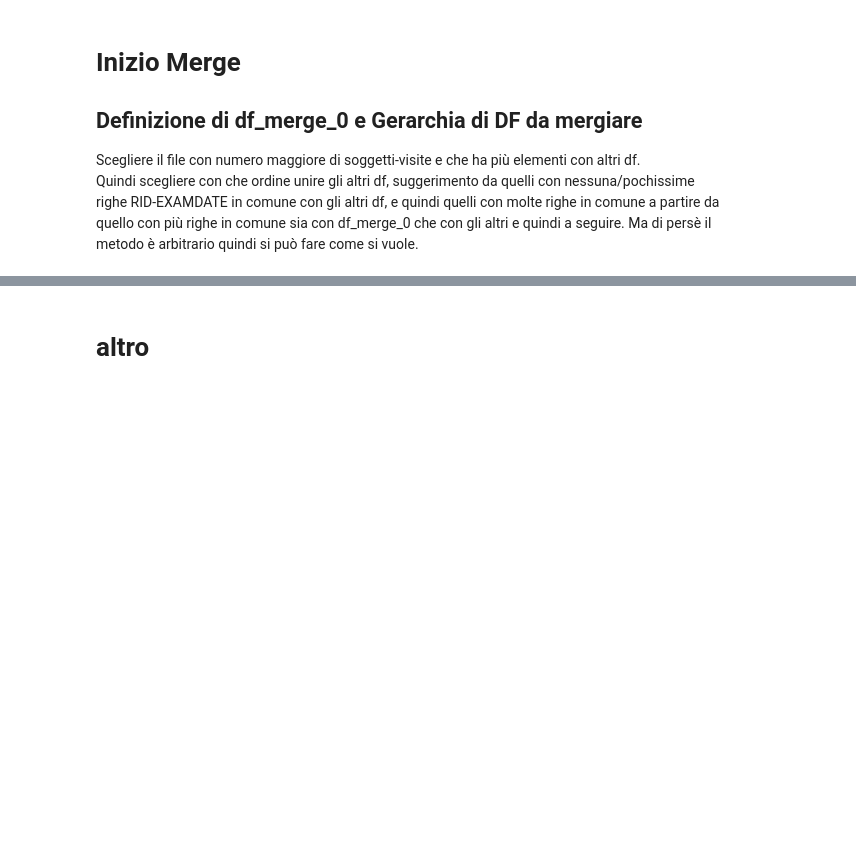
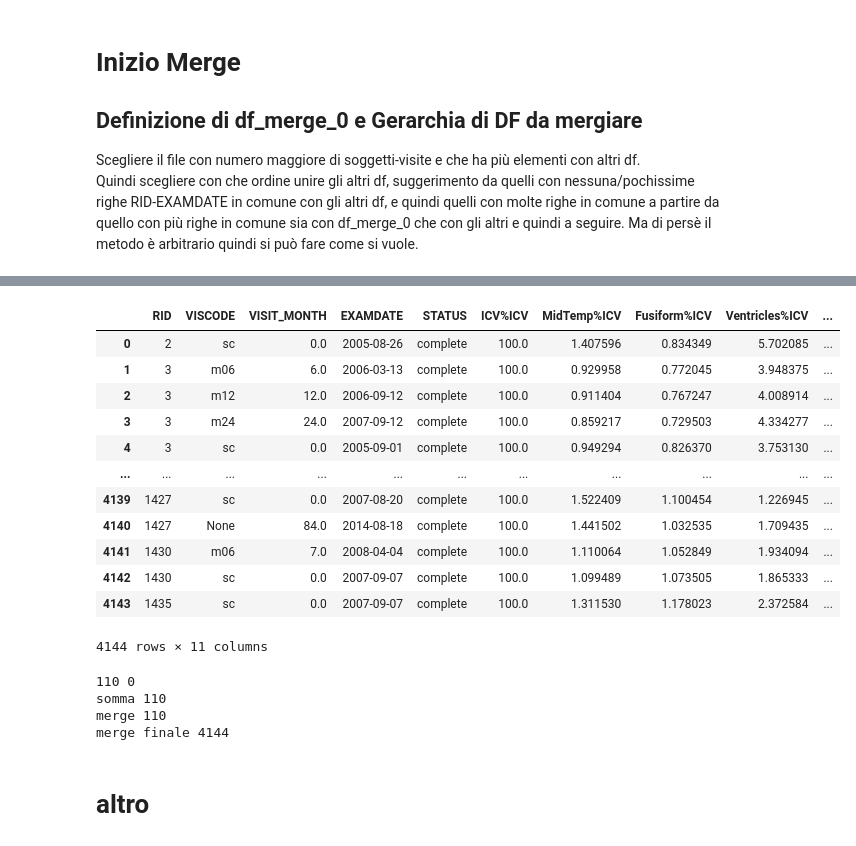
Before and after one commit to ifabfoundation/AIND, a Jupyter notebook: WP-2/Data_cleaning/merge_study.ipynb, the cells around one changed output, grey strips where cells are left out. Saved outputs shown, nothing was run; the diff lists cells and outputs as text; code cells hidden in the pictures; blank space fills up the shorter version.

Commit message:
aggiornamenti minimi generali ma soprattutto creazione notebook per il merge e py con funzioni, ovviamente ancora in alto cantiere

```diff
--- a/WP-2/Data_cleaning/merge_study.ipynb
+++ b/WP-2/Data_cleaning/merge_study.ipynb
@@ -409,0 +206,5 @@ NameError: name 'df_merge_0' is not defined
+# %%
+reference_col = ['RID', 'VISCODE', 'EXAMDATE', 'VISIT_MONTH', 'COHORT'] #più altre specifiche
+
+common_columns = [x for x in list(df_merge_0.columns) if x in list(df_to_add.columns) and x not in reference_col]
+common_columns
@@ -409,0 +232,3 @@ NameError: name 'df_merge_0' is not defined
+# %%
+rid_list = df_merge_0.iloc[all_index1]['RID'].unique().tolist()
+print(len(rid_list))
@@ -409,0 +237,12 @@ NameError: name 'df_merge_0' is not defined
+# %%
+df_a = df_merge_0[~df_merge_0['RID'].isin(rid_list)].copy(deep=True)
+df_b = df_to_add[~df_to_add['RID'].isin(rid_list)].copy(deep=True)
+
+df_merge_iniziale = pd.merge(df_a, df_b, how='outer')
+# %%
+ref_col = [x for x in reference_col if x in df_merge_0.columns and x in df_to_add.columns and x != 'RID']
+df_merge = df_merge_iniziale.copy(deep=True)
+for rid in rid_list:
+    merged_sub_df = mergeTools.merge_paired_rows_rid_specific(df_merge_0, df_to_add, all_index1, all_index2, ref_col, subject_id=rid)
+    df_merge = pd.merge(df_merge, merged_sub_df, how='outer')
+    print(rid, len(merged_sub_df), len(df_merge))
@@ -409,0 +267,26 @@ NameError: name 'df_merge_0' is not defined
+# %%
+df_merge
+# %% [output]
+|  | RID | VISCODE | VISIT_MONTH | EXAMDATE | STATUS | ICV%ICV | MidTemp%ICV | Fusiform%ICV | Ventricles%ICV | ... |
+| 0 | 2 | sc | 0.0 | 2005-08-26 | complete | 100.0 | 1.407596 | 0.834349 | 5.702085 | ... |
+| 1 | 3 | m06 | 6.0 | 2006-03-13 | complete | 100.0 | 0.929958 | 0.772045 | 3.948375 | ... |
+| 2 | 3 | m12 | 12.0 | 2006-09-12 | complete | 100.0 | 0.911404 | 0.767247 | 4.008914 | ... |
+| 3 | 3 | m24 | 24.0 | 2007-09-12 | complete | 100.0 | 0.859217 | 0.729503 | 4.334277 | ... |
+| 4 | 3 | sc | 0.0 | 2005-09-01 | complete | 100.0 | 0.949294 | 0.826370 | 3.753130 | ... |
+| ... | ... | ... | ... | ... | ... | ... | ... | ... | ... | ... |
+| 4139 | 1427 | sc | 0.0 | 2007-08-20 | complete | 100.0 | 1.522409 | 1.100454 | 1.226945 | ... |
+| 4140 | 1427 | None | 84.0 | 2014-08-18 | complete | 100.0 | 1.441502 | 1.032535 | 1.709435 | ... |
+| 4141 | 1430 | m06 | 7.0 | 2008-04-04 | complete | 100.0 | 1.110064 | 1.052849 | 1.934094 | ... |
+| 4142 | 1430 | sc | 0.0 | 2007-09-07 | complete | 100.0 | 1.099489 | 1.073505 | 1.865333 | ... |
+| 4143 | 1435 | sc | 0.0 | 2007-09-07 | complete | 100.0 | 1.311530 | 1.178023 | 2.372584 | ... |
+4144 rows × 11 columns
+# %%
+print(len(df_a), len(df_b))
+print('somma', len(df_a) + len(df_b))
+print('merge', len(df_merge_iniziale))
+print('merge finale', len(df_merge))
+# %% [output]
+110 0
+somma 110
+merge 110
+merge finale 4144
```
Also changed, not shown: parts of 44 cells of this notebook, 12 other files.
